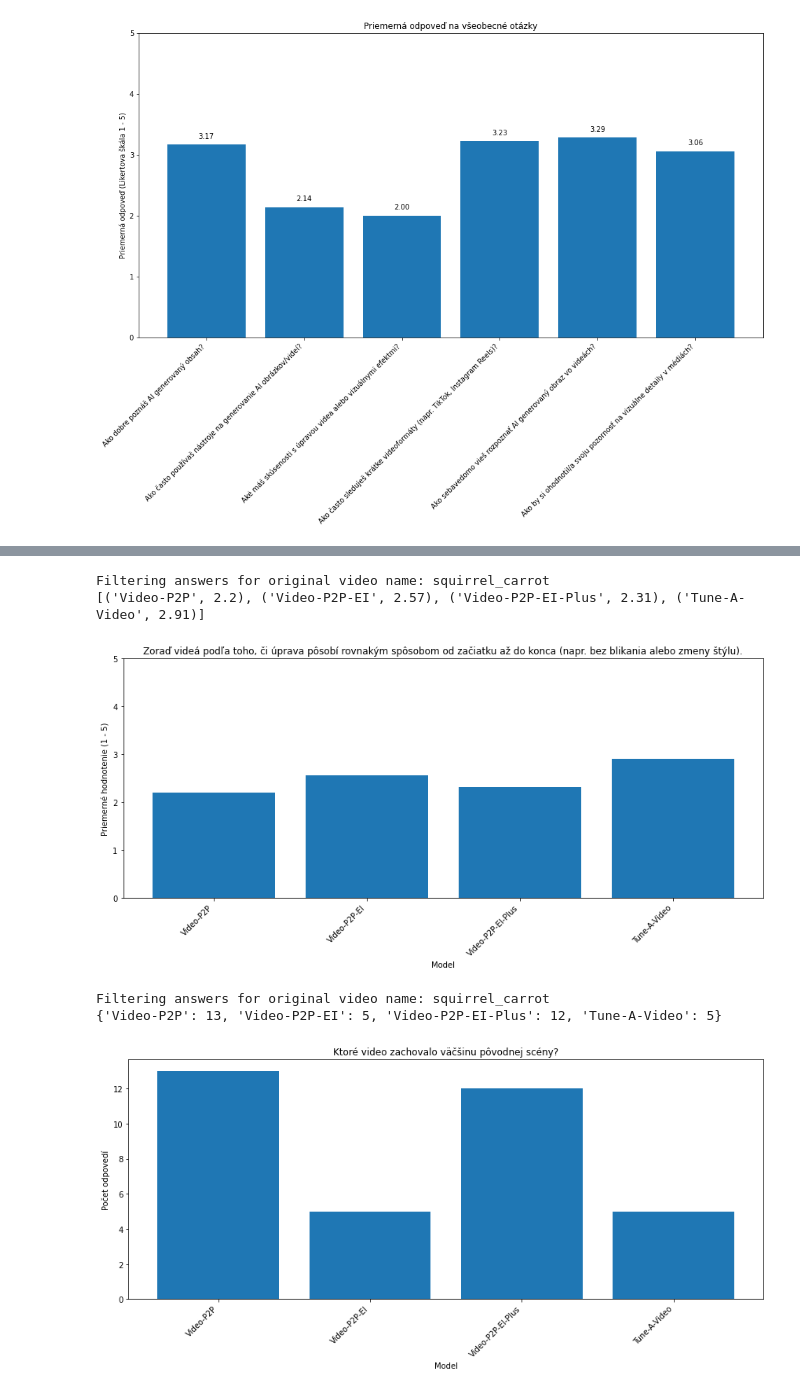
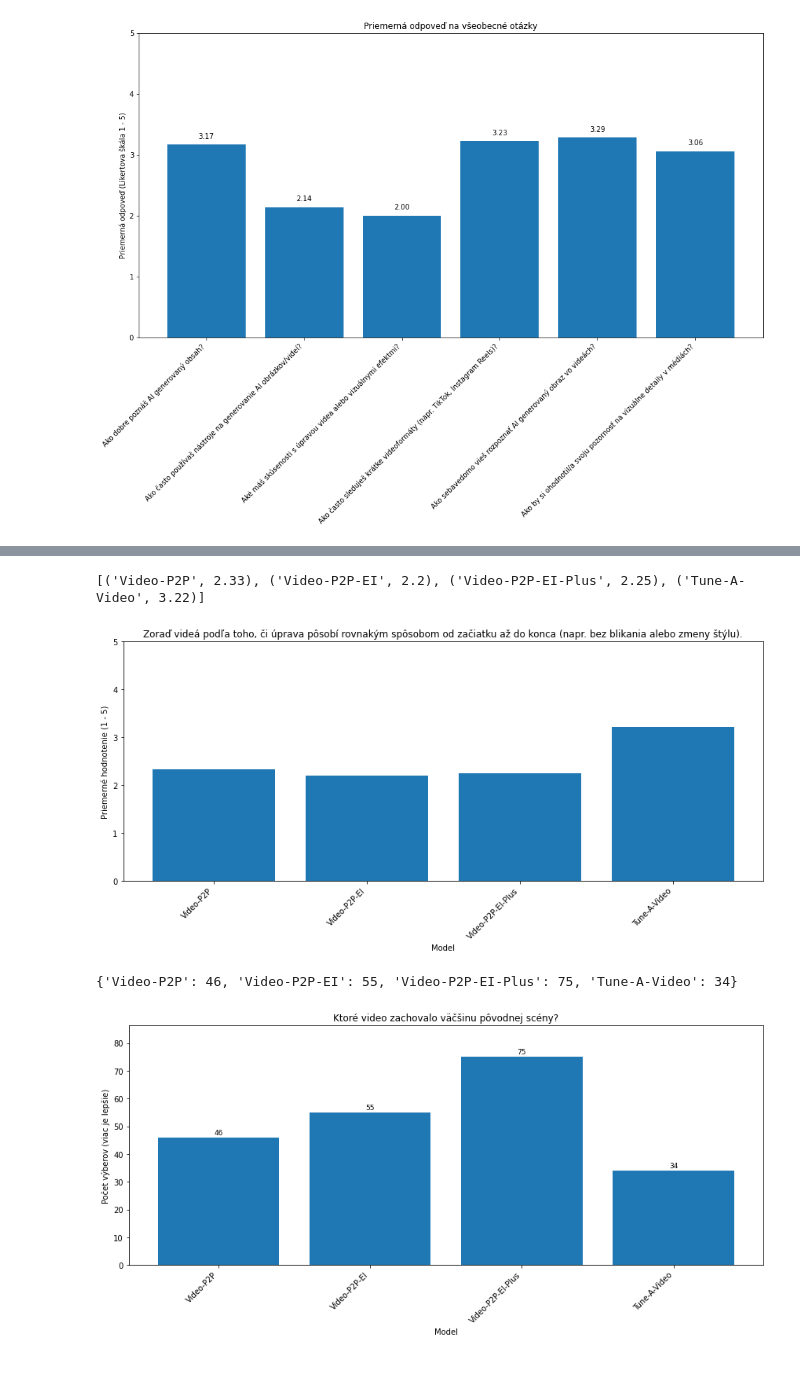
Before and after one commit to marrb/DIP, a Jupyter notebook: data_processing/user_study_results_processing/process_questions.ipynb, the cells around one changed output, grey strips where cells are left out. Drawn from its saved outputs; the diff is of its cells as text; code cells hidden in the pictures.

```diff
--- a/data_processing/user_study_results_processing/process_questions.ipynb
+++ b/data_processing/user_study_results_processing/process_questions.ipynb
@@ -121,10 +121,26 @@ def plot_ranking_avg(ranking_avg: List[Tuple[str, float]], question_text: str) -
 
 def plot_choice_sums(sums: dict[str, int], question_text: str) -> None:
     plt.figure(figsize=(12, 6))
-    plt.bar(sums.keys(), sums.values())
+    bars = plt.bar(sums.keys(), sums.values())
+
+    max_height = max(sums.values())
+    plt.ylim(0, max_height * 1.15)  # Add 15% headroom
+
+    # Add value labels on top of each bar
+    for bar in bars:
+        height = bar.get_height()
+        plt.text(
+            bar.get_x() + bar.get_width() / 2,
+            height + 0.5,
+            str(int(height)),
+            ha='center',
+            va='bottom',
+            fontsize=9
+        )
+
     plt.title(question_text)
     plt.xlabel("Model")
-    plt.ylabel("Počet odpovedí")
+    plt.ylabel("Počet výberov (viac je lepšie)")
     plt.xticks(rotation=45, ha='right')
     plt.tight_layout()
     plt.show()
@@ -145,6 +161,8 @@ def process_ranking_video_question(question_ids: List[str], original_video_name:
     print(rank_avgs)
     plot_ranking_avg(rank_avgs, prompt_allignment_q_a[0][0]['titleSk'])
 
+    return rank_avgs
+
 def process_choice_video_question(question_ids: List[str], original_video_name: str = None) -> None:
     prompt_allignment_q_a = question_processor.get_questions_by_ids_and_answers(question_ids)
     question_videos = question_processor.get_videos_by_question_ids(question_ids)
@@ -158,6 +176,8 @@ def process_choice_video_question(question_ids: List[str], original_video_name:
     print(sums)
 
     plot_choice_sums(sums, prompt_allignment_q_a[0][0]['titleSk'])
+
+    return sums
 # %%
 original_video_name = None
 # %%
@@ -171,16 +190,14 @@ Filtering answers for original video name: squirrel_carrot
 # %%
 # Evaluate second video question (temporal consistency)
 question_ids = ["Sb0CCXKj1iwNIU0E8Yyr", "EvfyNU2tCTQJL6H8G1kW", "1Mo1VObX8bT6daW1AVI7", "Xzmq0YzcwNWxBzEuZjDm", "9lAoazdxfFT7QxI7lriJ", "IXdbiCSkBZEIO90dbt9b"]
-process_ranking_video_question(question_ids, original_video_name=original_video_name)
+temporal_consistency_ranks = process_ranking_video_question(question_ids, original_video_name=original_video_name)
 # %% [output]
-Filtering answers for original video name: squirrel_carrot
-[('Video-P2P', 2.2), ('Video-P2P-EI', 2.57), ('Video-P2P-EI-Plus', 2.31), ('Tune-A-Video', 2.91)]
+[('Video-P2P', 2.33), ('Video-P2P-EI', 2.2), ('Video-P2P-EI-Plus', 2.25), ('Tune-A-Video', 3.22)]
-[figure, old version]
+[figure, new version]
 # %%
 # Evaluate third video question (scene preservation)
 question_ids = ["LW3dqYChtj97M9AidV6z", "QbDnCbK8CludE7GCHxuy", "8NcczHcM0xE7RsV6lUT1", "LMHqQKWzy5movEpEL2gi", "Q5JjWFEcA56RX3XRI441", "beNtk5ZW2b09o980RJPk"]
-process_choice_video_question(question_ids, original_video_name=original_video_name)
+scene_preservation_sums = process_choice_video_question(question_ids, original_video_name=original_video_name)
 # %% [output]
-Filtering answers for original video name: squirrel_carrot
-{'Video-P2P': 13, 'Video-P2P-EI': 5, 'Video-P2P-EI-Plus': 12, 'Tune-A-Video': 5}
+{'Video-P2P': 46, 'Video-P2P-EI': 55, 'Video-P2P-EI-Plus': 75, 'Tune-A-Video': 34}
-[figure, old version]
+[figure, new version]
```
Also changed, not shown: parts of 2 cells of this notebook.
